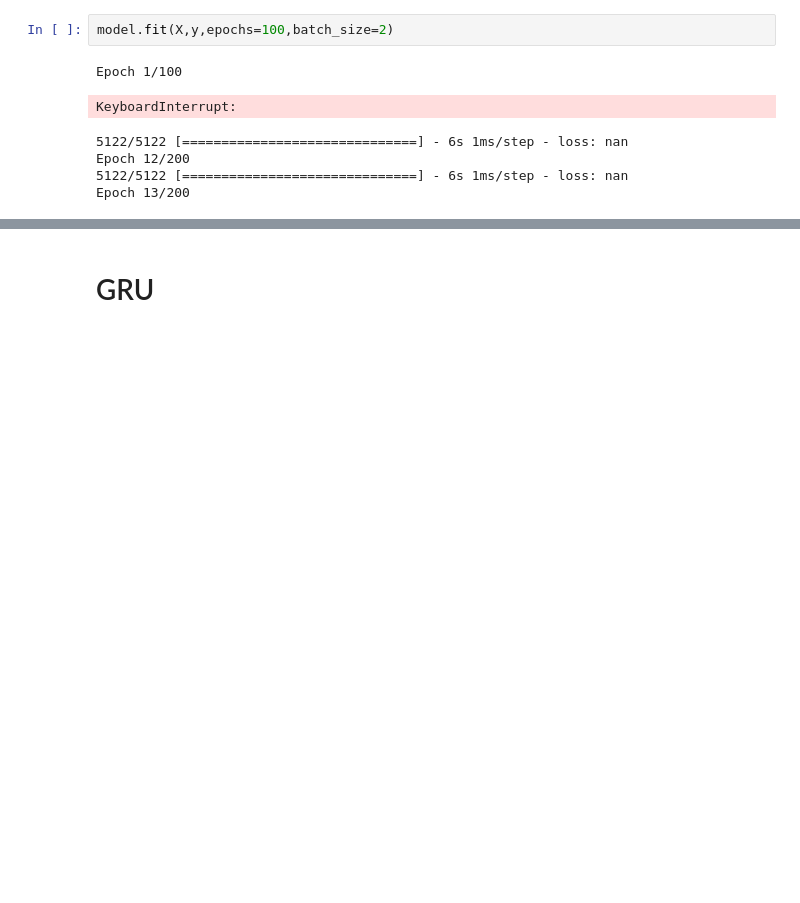
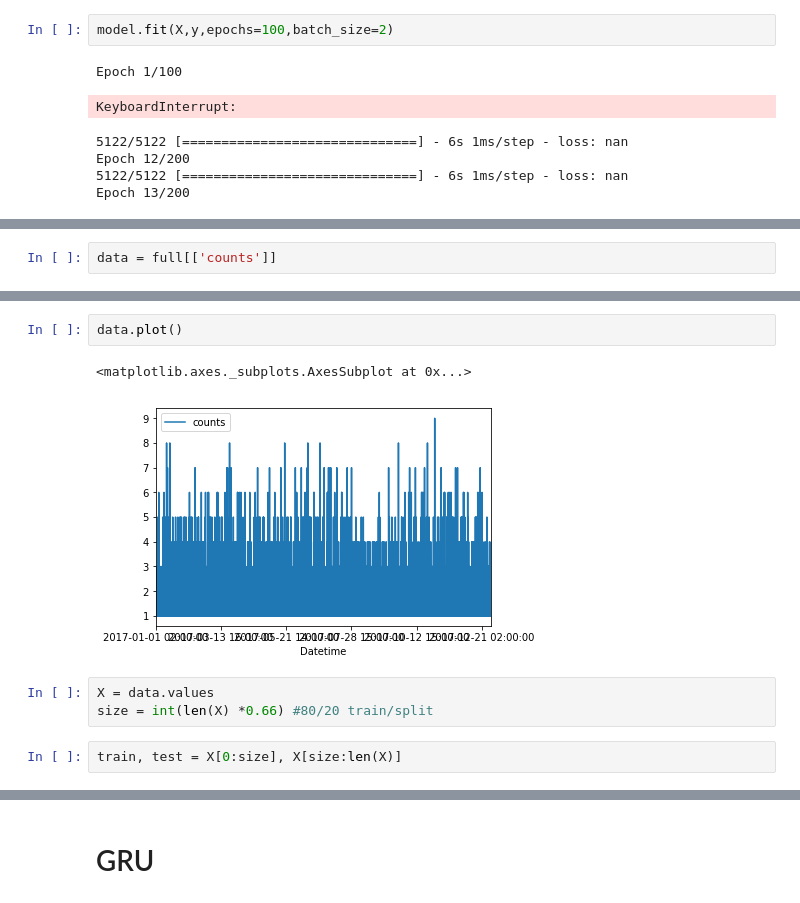
Before and after one commit to catherinelee274/Barcelona-Prediction, a Jupyter notebook: main.ipynb, the cells around one changed output, grey strips where cells are left out. Drawn from its saved outputs; the diff is of its cells as text; blank space fills up the shorter version.

```diff
--- a/main.ipynb
+++ b/main.ipynb
@@ -860,0 +879,2 @@ model.compile(loss='mean_squared_error', optimizer='adam')
+# %%
+data = full[['counts']]
@@ -860,0 +891,10 @@ model.compile(loss='mean_squared_error', optimizer='adam')
+# %%
+data.plot()
+# %% [output]
+<matplotlib.axes._subplots.AxesSubplot at 0x...>
+[figure, added]
+# %%
+X = data.values
+size = int(len(X) *0.66) #80/20 train/split
+# %%
+train, test = X[0:size], X[size:len(X)]
```
Also changed, not shown: parts of 25 cells of this notebook.
